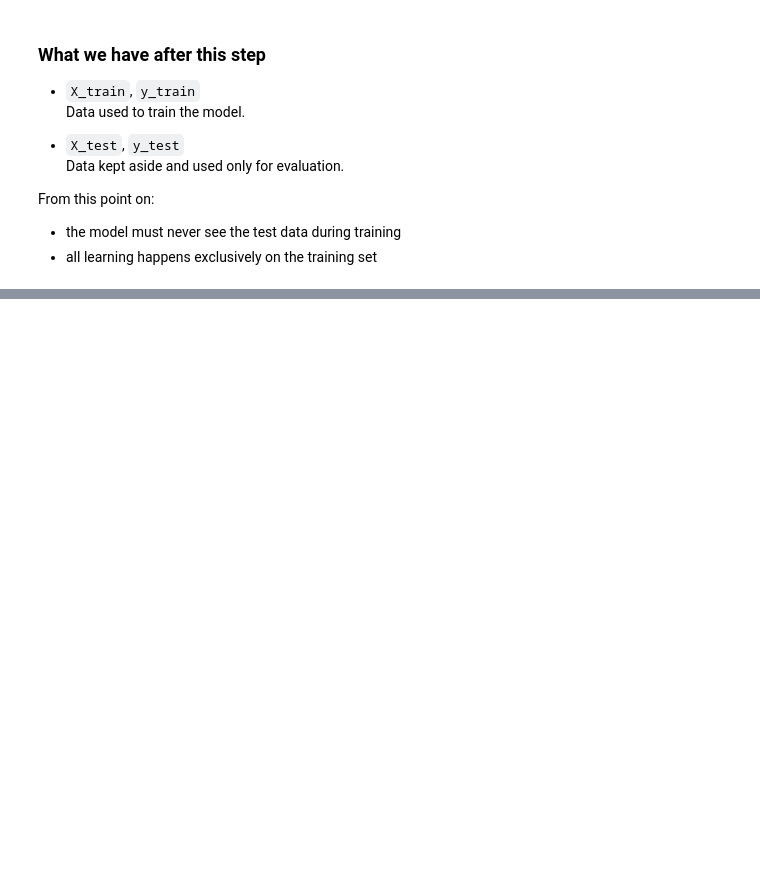
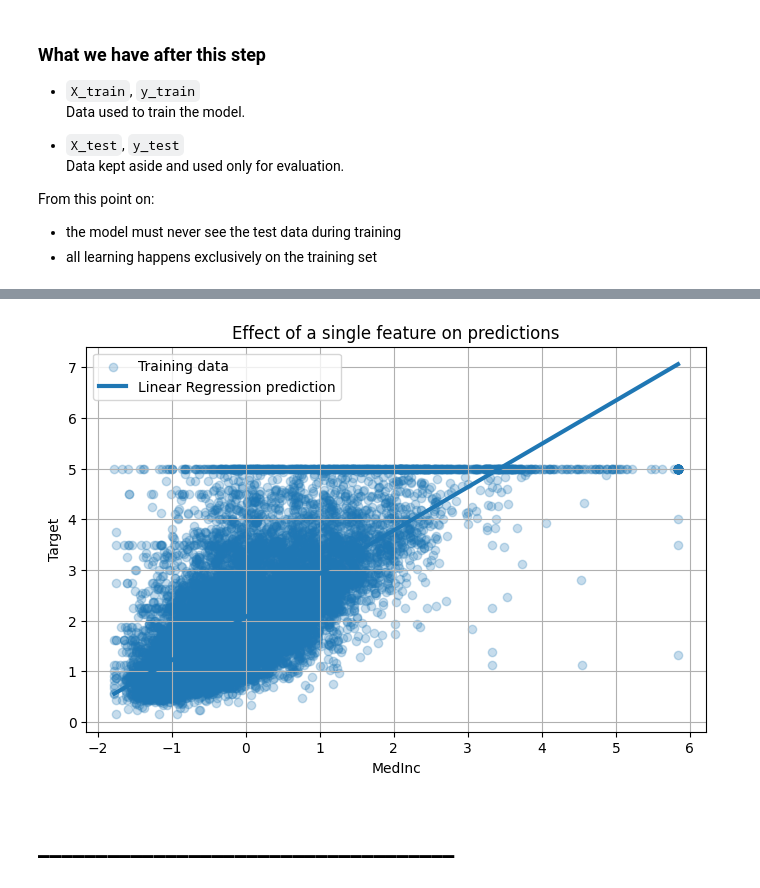
Before and after one commit to Aleex87/ml-methods, a Jupyter notebook: noteooks/supervised/regression/linear_regression.ipynb, the cells around one changed output, grey strips where cells are left out. Saved outputs shown, nothing was run; the diff lists cells and outputs as text; code cells hidden in the pictures; blank space fills up the shorter version.

Commit message:
Linear regression notebook done

```diff
--- a/noteooks/supervised/regression/linear_regression.ipynb
+++ b/noteooks/supervised/regression/linear_regression.ipynb
@@ -237,0 +281,5 @@ From this point on:
+# %%
+scaler = StandardScaler()
+
+X_train_scaled = scaler.fit_transform(X_train)
+X_test_scaled = scaler.transform(X_test)
@@ -237,0 +353,8 @@ From this point on:
+# %%
+from sklearn.linear_model import LinearRegression
+
+# Initialize the model
+model = LinearRegression()
+
+# Train the model on the scaled training data
+model.fit(X_train_scaled, y_train)
@@ -237,0 +454,45 @@ From this point on:
+# %%
+import matplotlib.pyplot as plt
+
+# Select feature to visualize
+feature_name = X.columns[0]
+feature_index = 0
+
+# Create artificial input data
+X_vis = np.zeros((100, X_train_scaled.shape[1]))
+X_vis[:, feature_index] = np.linspace(
+    X_train_scaled[:, feature_index].min(),
+    X_train_scaled[:, feature_index].max(),
+    100
+)
+
+# Predictions
+y_vis_pred = model.predict(X_vis)
+
+# Plot
+plt.figure(figsize=(8, 5))
+
+plt.scatter(
+    X_train_scaled[:, feature_index],
+    y_train,
+    alpha=0.25,
+    label="Training data"
+)
+
+plt.plot(
+    X_vis[:, feature_index],
+    y_vis_pred,
+    linewidth=3,
+    label="Linear Regression prediction"
+)
+
+plt.xlabel(feature_name)
+plt.ylabel("Target")
+plt.title("Effect of a single feature on predictions")
+plt.legend()
+plt.grid(True)
+plt.show()
+# %% [output]
+[figure, added]
+# %% [markdown]
+# ____________________________________
```
Also changed, not shown: parts of 46 cells of this notebook.
